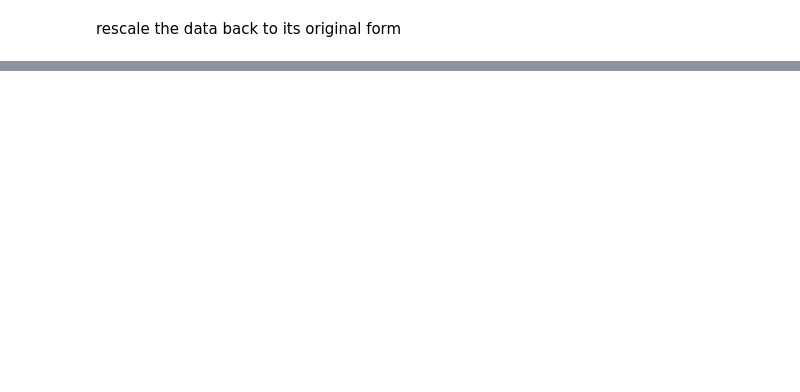
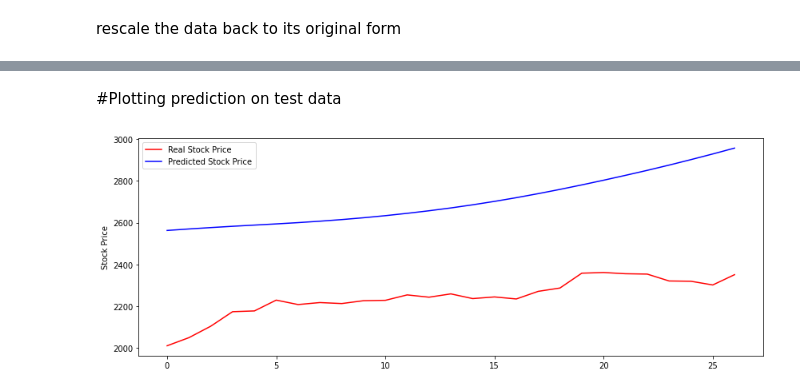
Before and after one commit to vahid-nejad/stock_price_predication_with_LSTM, a Jupyter notebook: stock_price_predication_with_LSTM.ipynb, the cells around one changed output, grey strips where cells are left out. Saved outputs shown, nothing was run; the diff lists cells and outputs as text; code cells hidden in the pictures; blank space fills up the shorter version.

```diff
--- a/stock_price_predication_with_LSTM.ipynb
+++ b/stock_price_predication_with_LSTM.ipynb
@@ -241,0 +262,19 @@ plt.show()
+# %%
+x_test, y_test = perprocessData(scaled_test_data, n_back_steps)
+x_test.shape , y_test.shape
+y_pred= model.predict(x_test)
+y_pred=y_pred*(1/scalar.scale_[0])
+y_test=y_test* (1/scalar.scale_[0])
+# %% [markdown]
+#Plotting prediction on test data
+# %%
+plt.figure(figsize=(14,5))
+plt.plot(y_test, color="red" , label="Real Stock Price")
+plt.plot(y_pred ,color="blue", label="Predicted Stock Price")
+
+
+plt.ylabel("Stock Price")
+plt.legend()
+plt.show()
+# %% [output]
+[figure, added]
```
Also changed, not shown: parts of 23 cells of this notebook.
